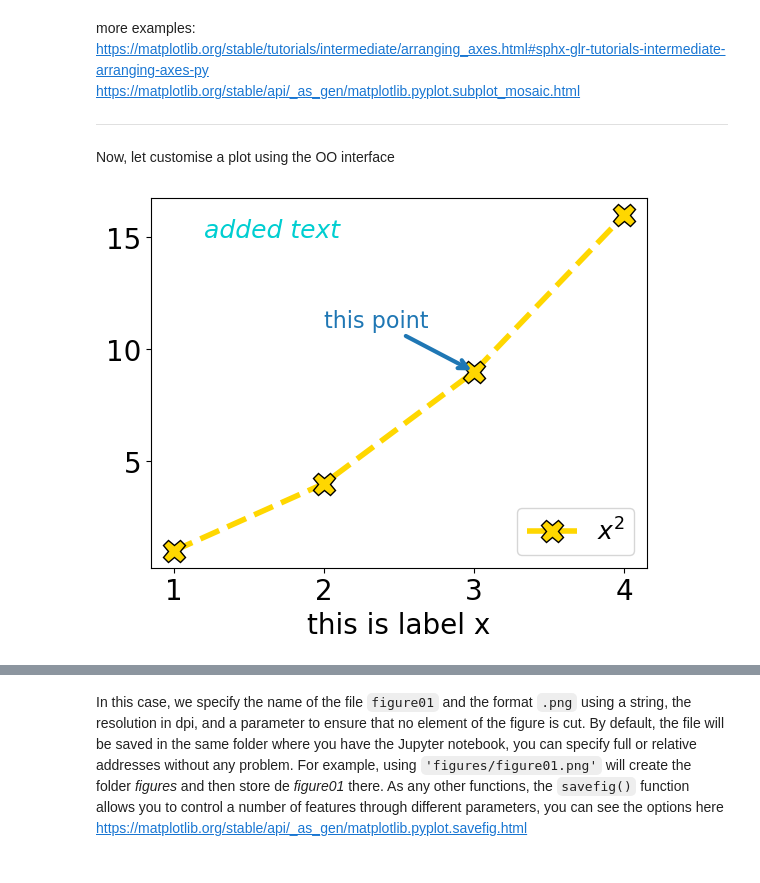
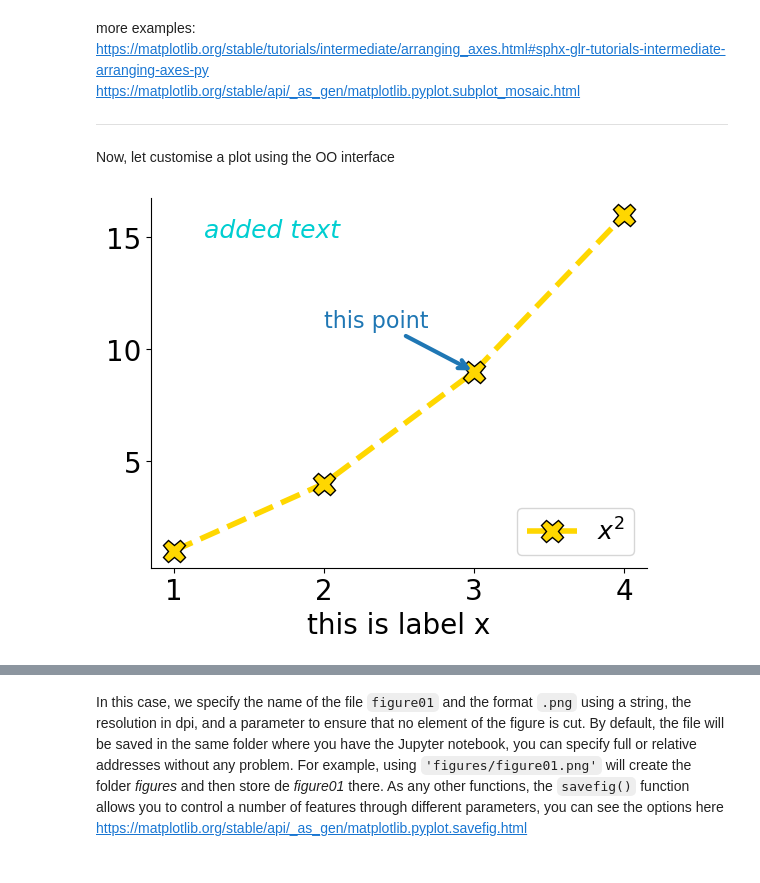
Before and after one commit to marcoalopez/Python_course, a Jupyter notebook: notebooks/Matplotlib_walkthrough.ipynb, the cells around one changed output, grey strips where cells are left out. Cells and saved outputs as stored; diff of their text form; code cells hidden in the pictures.

```diff
--- a/notebooks/Matplotlib_walkthrough.ipynb
+++ b/notebooks/Matplotlib_walkthrough.ipynb
@@ -179,23 +179,27 @@ Now, let customise a plot using the OO interface
 # %%
 fig, ax = plt.subplots()
 
 ax.plot(x, y, color='gold', marker='X', markersize=16, markeredgecolor='black', linestyle='dashed', linewidth=4, label='$x^2$')
 
 # add the x axis labels
 ax.set_xlabel('this is label x', fontsize=20)
 
 # add text and annotation to axe
 ax.text(x=1.2, y=15, s='added text', fontsize=18, color='darkturquoise', fontstyle='italic')
 ax.annotate('this point', xy=(3, 9), xytext=(2, 11), fontsize=16, color='C0',
             arrowprops=dict(arrowstyle='->', color='C0', linewidth=3))
 
 # add legend
 ax.legend(loc='lower right', fontsize=18)
 
 # modify the size of the tick labels
 ax.tick_params(axis='both', labelsize=20)
+
+# Remove top and right spines
+ax.spines['right'].set_visible(False)
+ax.spines['top'].set_visible(False)
 # %% [output]
-[figure, old version]
+[figure, new version]
 # %% [markdown]
 As you can see, it is a matter of adding new elements to specific ``axes`` and the options available to tweak the figure are quite extensive.
 
```
Also changed, not shown: parts of 2 cells of this notebook, 1 other file.
